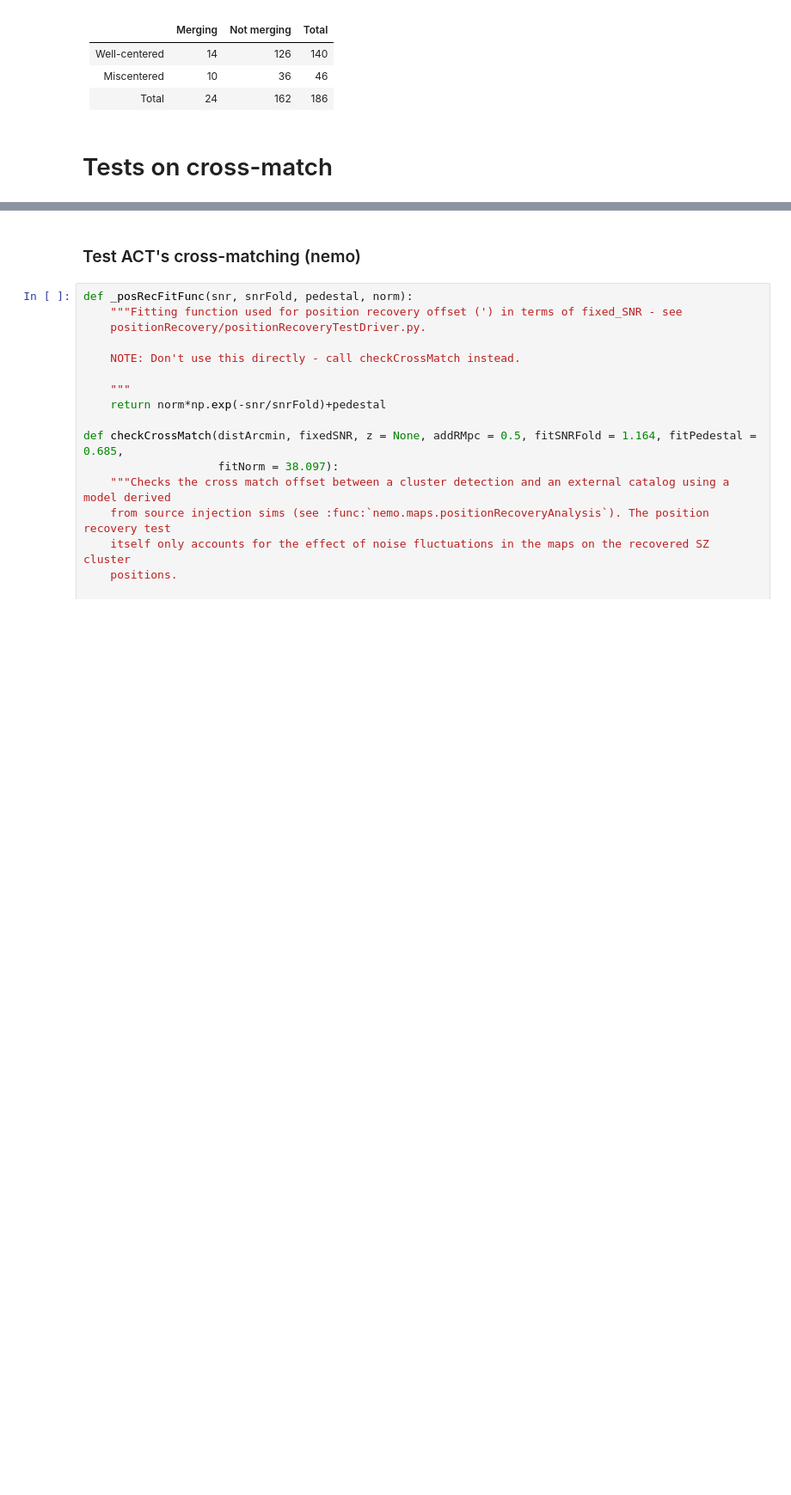
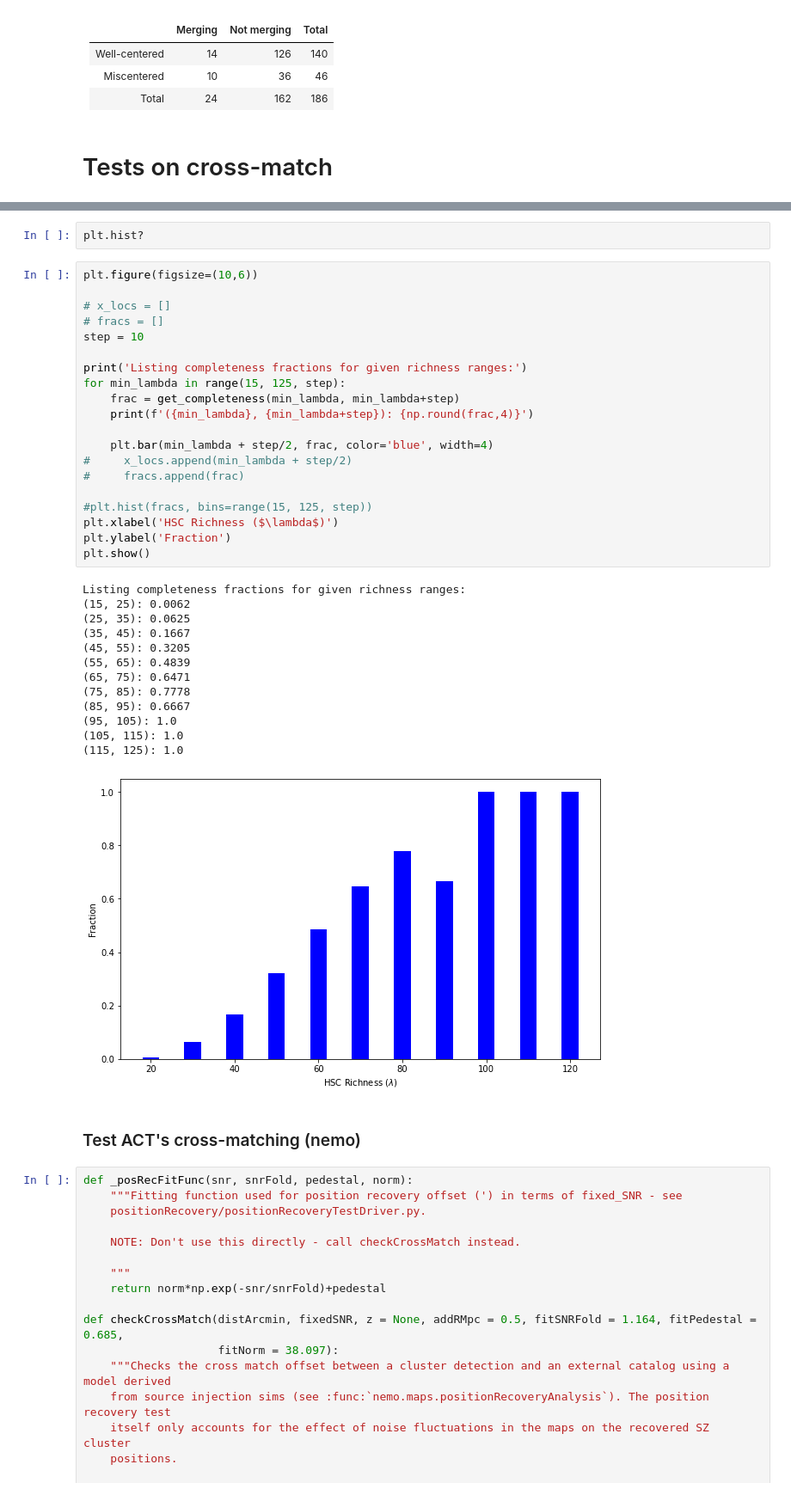
Before and after one commit to Jupiter1994/hsc-miscentering, a Jupyter notebook: HSC_ACT_Offset_Distribution.ipynb, the cells around one changed output, grey strips where cells are left out. Shown at 86% size. Drawn from its saved outputs; the diff is of its cells as text; blank space fills up the shorter version.

Commit message:
wrote completeness frac function

```diff
--- a/HSC_ACT_Offset_Distribution.ipynb
+++ b/HSC_ACT_Offset_Distribution.ipynb
@@ -642,3 +694,39 @@ Number of miscentered clusters: 46
+# %%
+plt.hist?
+# %%
+plt.figure(figsize=(10,6))
+
+# x_locs = []
+# fracs = []
+step = 10
+
+print('Listing completeness fractions for given richness ranges:')
+for min_lambda in range(15, 125, step):
+    frac = get_completeness(min_lambda, min_lambda+step)
+    print(f'({min_lambda}, {min_lambda+step}): {np.round(frac,4)}')
+
+    plt.bar(min_lambda + step/2, frac, color='blue', width=4)
+#     x_locs.append(min_lambda + step/2)
+#     fracs.append(frac)
+
+#plt.hist(fracs, bins=range(15, 125, step))
+plt.xlabel('HSC Richness ($\lambda$)')
+plt.ylabel('Fraction')
+plt.show()
+# %% [output]
+Listing completeness fractions for given richness ranges:
+(15, 25): 0.0062
+(25, 35): 0.0625
+(35, 45): 0.1667
+(45, 55): 0.3205
+(55, 65): 0.4839
+(65, 75): 0.6471
+(75, 85): 0.7778
+(85, 95): 0.6667
+(95, 105): 1.0
+(105, 115): 1.0
+(115, 125): 1.0
+[figure, added]
 # %% [markdown]
 ### Test ACT's cross-matching (nemo)
 # %%
```
Also changed, not shown: parts of 14 cells of this notebook.
